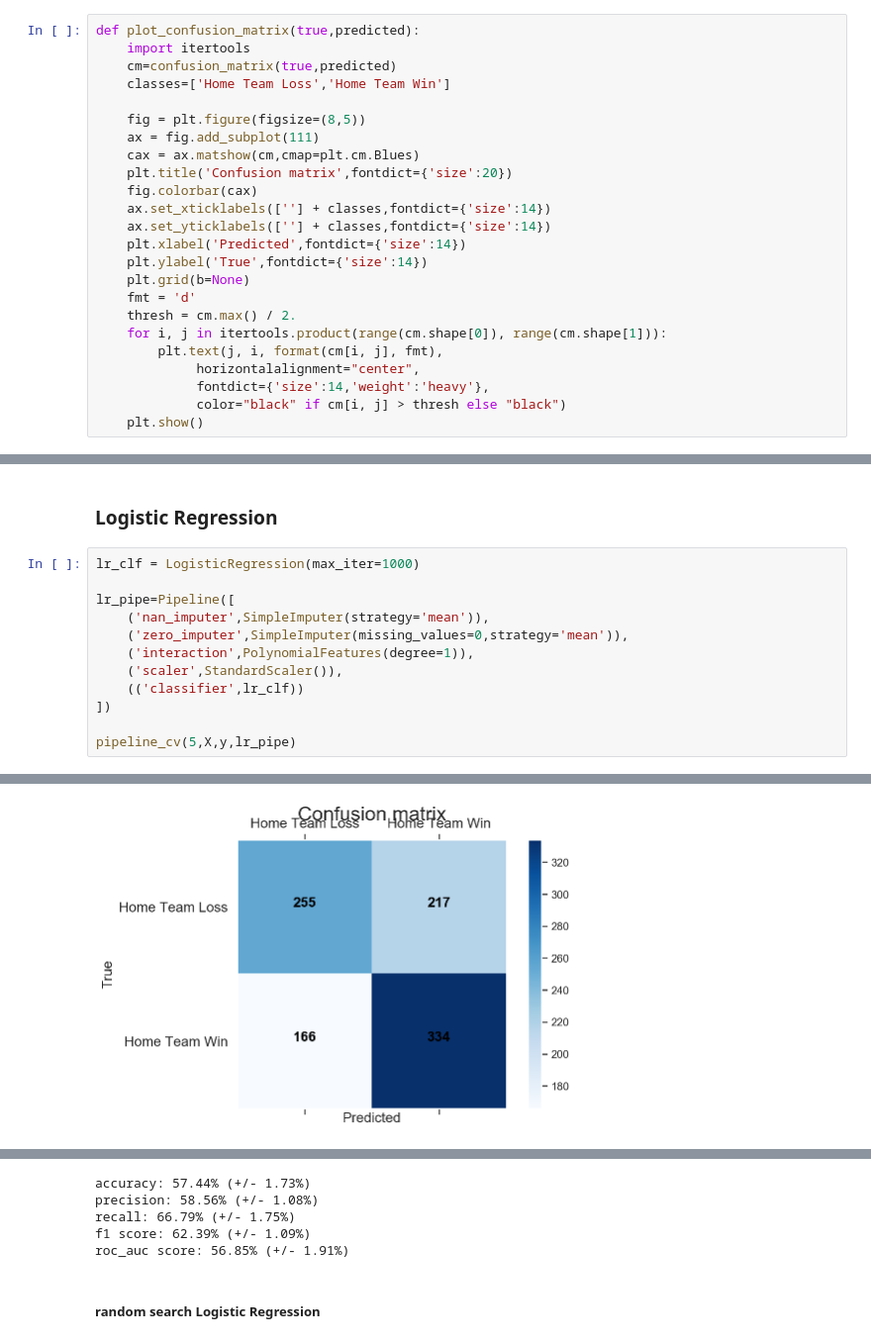
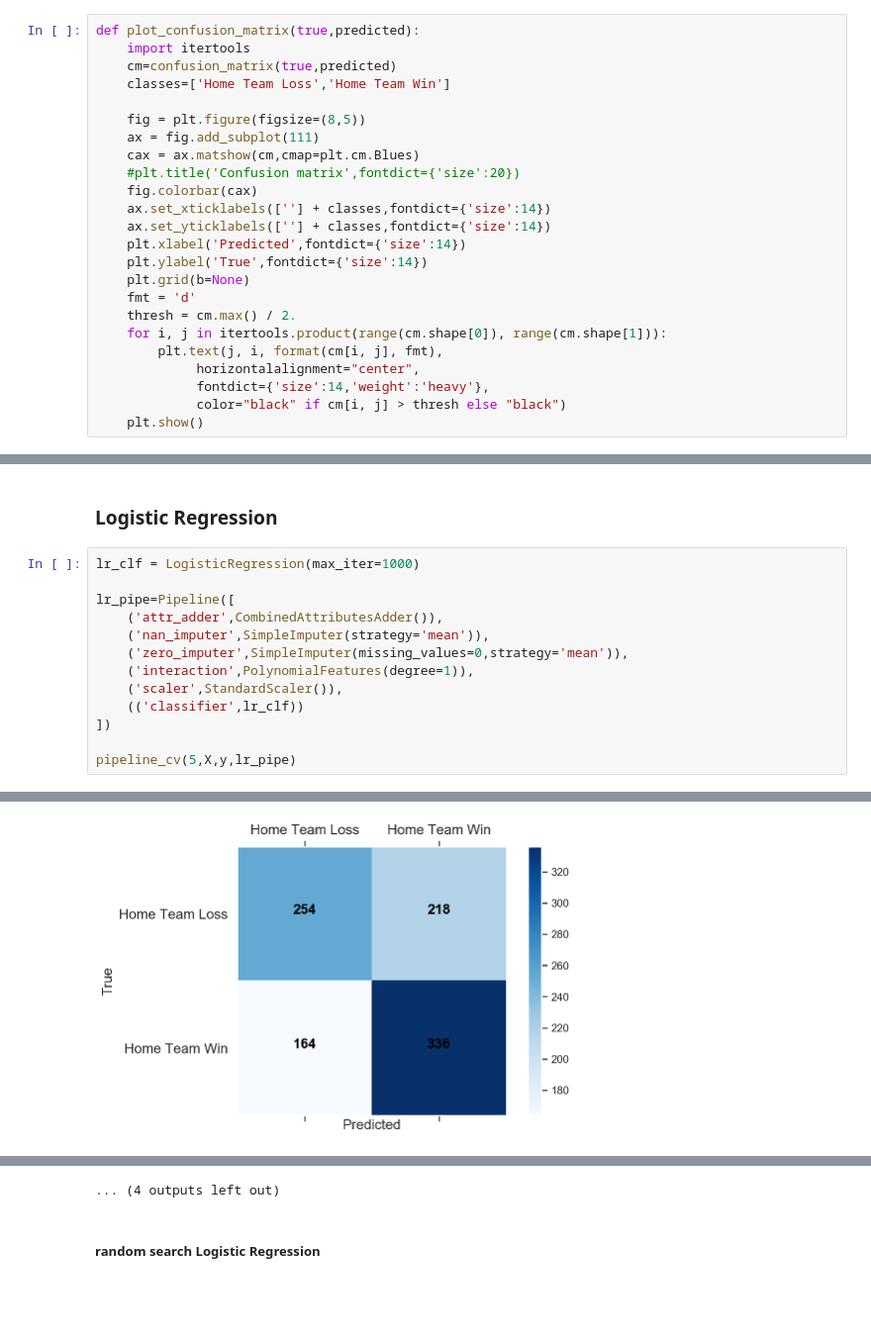
Before and after one commit to schlinkertc/mlb_predictions, a Jupyter notebook: modeling.ipynb, the cells around one changed output, grey strips where cells are left out. Shown at 99% size. Saved outputs shown, nothing was run; the diff lists cells and outputs as text; blank space fills up the shorter version.

```diff
--- a/modeling.ipynb
+++ b/modeling.ipynb
@@ -162,7 +169,7 @@ def plot_confusion_matrix(true,predicted):
     fig = plt.figure(figsize=(8,5))
     ax = fig.add_subplot(111)
     cax = ax.matshow(cm,cmap=plt.cm.Blues)
-    plt.title('Confusion matrix',fontdict={'size':20})
+    #plt.title('Confusion matrix',fontdict={'size':20})
     fig.colorbar(cax)
     ax.set_xticklabels([''] + classes,fontdict={'size':14})
     ax.set_yticklabels([''] + classes,fontdict={'size':14})
@@ -245,6 +252,7 @@ from sklearn.preprocessing import PolynomialFeatures
 lr_clf = LogisticRegression(max_iter=1000)
 
 lr_pipe=Pipeline([
+    ('attr_adder',CombinedAttributesAdder()),
     ('nan_imputer',SimpleImputer(strategy='mean')),
     ('zero_imputer',SimpleImputer(missing_values=0,strategy='mean')),
     ('interaction',PolynomialFeatures(degree=1)),
@@ -262 +287 @@ pipeline_cv(5,X,y,lr_pipe)
-[figure, old version]
+[figure, new version]
@@ -287,8 +357,4 @@ pipeline_cv(5,X,y,lr_pipe)
-accuracy: 57.44% (+/- 1.73%)
-precision: 58.56% (+/- 1.08%)
-recall: 66.79% (+/- 1.75%)
-f1 score: 62.39% (+/- 1.09%)
-roc_auc score: 56.85% (+/- 1.91%)
+... (4 outputs left out)
 # %% [markdown]
 ##### random search Logistic Regression
 # %%
```
Also changed, not shown: parts of 59 cells of this notebook, 4 other files.
